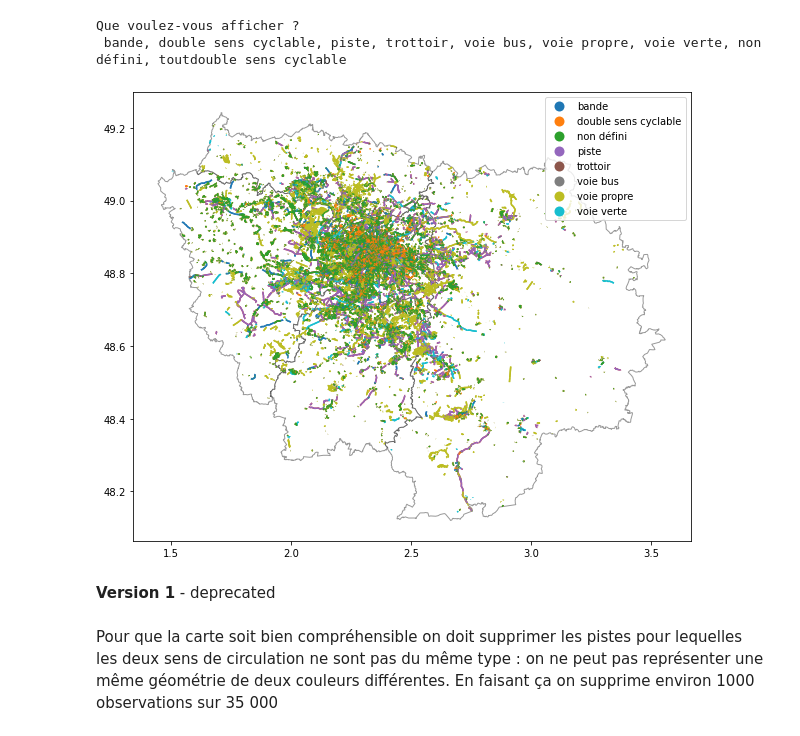
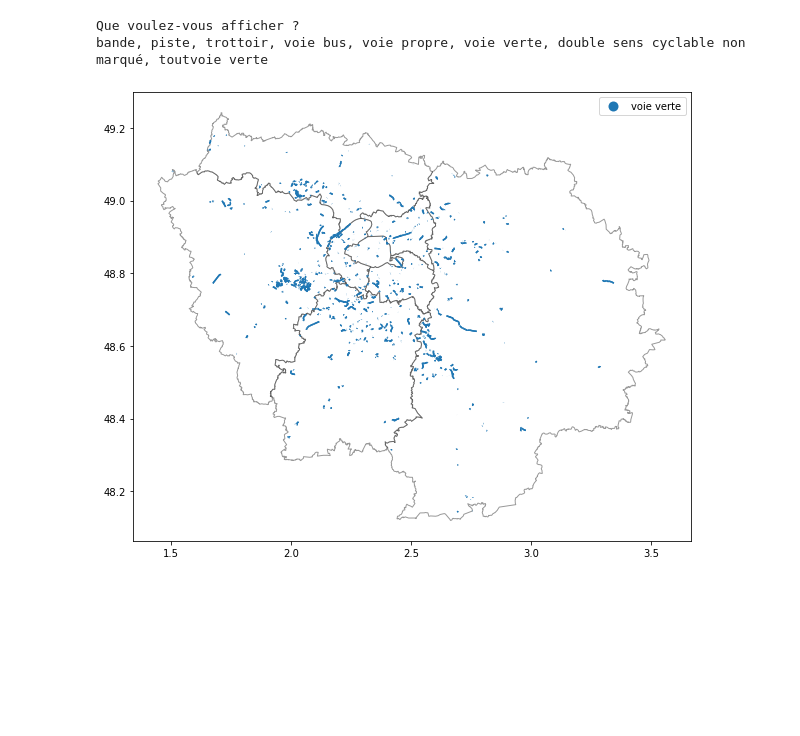
Before and after one commit to ImaneFa/Projet_Python, a Jupyter notebook: Visualisation_pistes.ipynb, the cells around one changed output. Drawn from its saved outputs; the diff is of its cells as text; code cells hidden in the pictures; blank space fills up the shorter version.

```diff
--- a/Visualisation_pistes.ipynb
+++ b/Visualisation_pistes.ipynb
@@ -39,36 +32,30 @@ amenagements['typead'] = np.select(conditionlist, choicelist, default = 'non dé
+# %%
+col = 'ag'
+amenagements = renommer(col, amenagements)
+col = 'ad'
+amenagements = renommer(col, amenagements)
 # %%
-demande = str((input('Que voulez-vous afficher ? \nbande, double sens cyclable, piste, trottoir, voie bus, voie propre, voie verte, non défini, tout')))
-demande = list(demande.split(", "))
+demande = str((input('Que voulez-vous afficher ? \nbande, piste, trottoir, voie bus, voie propre, voie verte, double sens cyclable non marqué, tout')))
+demande= list(demande.split(", "))
 # %% [output]
 Que voulez-vous afficher ?
- bande, double sens cyclable, piste, trottoir, voie bus, voie propre, voie verte, non défini, toutdouble sens cyclable
+bande, piste, trottoir, voie bus, voie propre, voie verte, double sens cyclable non marqué, toutvoie verte
-# %%
-if demande == ['tout']:
-    amdem = amenagements
-else :
-    if 'double sens cyclable' in demande :
-        demande.remove('double sens cyclable')
-        if demande == []:
-            amdem = amenagements[amenagements['typeag'].isin(['double sens cyclable'])]
-        else :
-            amdem = amenagements[(amenagements['typead'].isin(demande))&(amenagements['typeag'].isin(demande))&(amenagements['typeag'].isin(['double sens cyclable']))]
-    else :
-        amdem = amenagements[(amenagements['typead'].isin(demande))&(amenagements['typeag'].isin(demande))]
+# %%
+if demande == ['tout']:
+    amdem = amenagements
+else :
+    amdem = amenagements[(amenagements['adtype'].isin(demande))&(amenagements['agtype'].isin(demande))]
 # %%
 if demande == []:
     fig, ax = plt.subplots(figsize = (10,10))
     dpt.plot(ax=ax, color = 'white', edgecolor = 'black', alpha = 0.4)
-    amdem.plot(ax=ax,column = 'typeag', legend = True)
+    amdem.plot(ax=ax,column = 'agtype', legend = True)
     plt.show
 else :
     fig, ax = plt.subplots(figsize = (10,10))
     dpt.plot(ax=ax, color = 'white', edgecolor = 'black', alpha = 0.4)
-    amdem.plot(ax=ax,column = 'typead', legend = True)
-    amdem.plot(ax=ax,column = 'typeag', legend = True)
+    amdem.plot(ax=ax,column = 'adtype', legend = True)
+    amdem.plot(ax=ax,column = 'agtype', legend = True)
     plt.show
 # %% [output]
-[figure, old version]
+[figure, new version]
-# %% [markdown]
-**Version 1** - deprecated
-# %% [markdown]
-Pour que la carte soit bien compréhensible on doit supprimer les pistes pour lequelles les deux sens de circulation ne sont pas du même type : on ne peut pas représenter une même géométrie de deux couleurs différentes. En faisant ça on supprime environ 1000 observations sur 35 000
```
Also changed, not shown: parts of 9 cells of this notebook.
